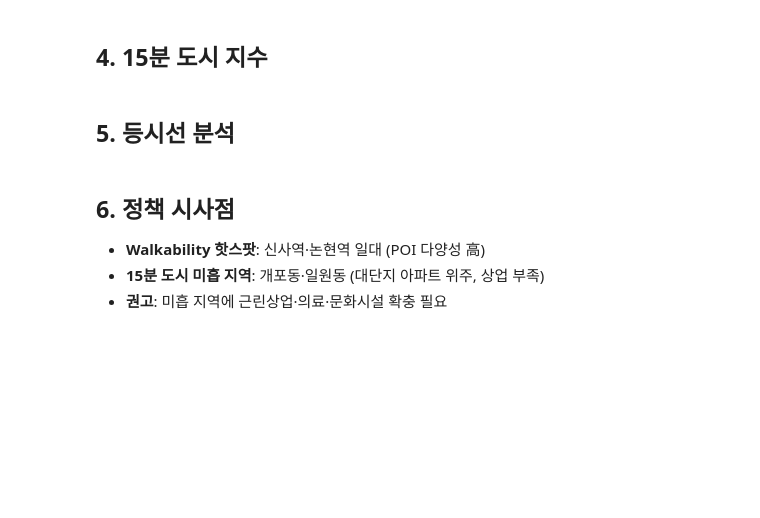
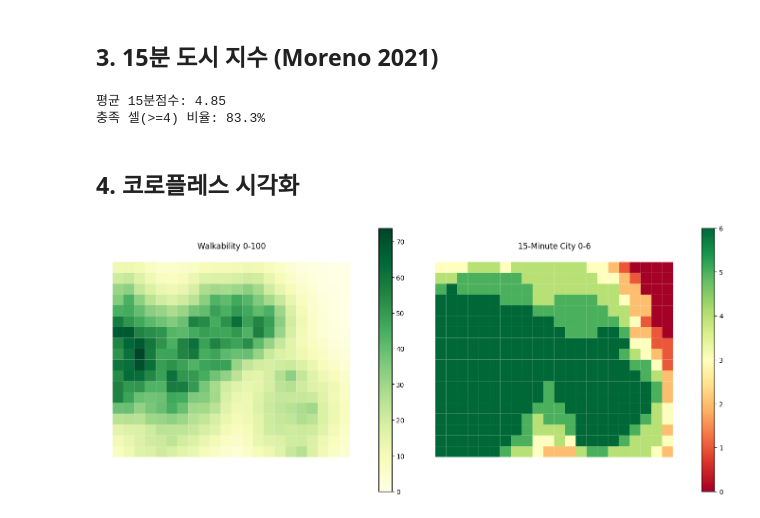
Before and after one commit to DongsooJung/smart-city-gis, a Jupyter notebook: notebooks/01_walkability_gangnam.ipynb, the cells around one changed output. Drawn from its saved outputs; the diff is of its cells as text; code cells hidden in the pictures; blank space fills up the shorter version.

```diff
--- a/notebooks/01_walkability_gangnam.ipynb
+++ b/notebooks/01_walkability_gangnam.ipynb
@@ -28,8 +22,4 @@ print(f'편의시설: {len(amenities):,}')
-# %%
-boundary = NSDIClient().fetch_admin_boundary('sgg', sido_code='11')
-gangnam = boundary[boundary.SIG_CD == '11680']
-
-# fishnet 생성 (utility 함수)
-from smartcity_gis.walkability import compute_walkability
-# grid = create_fishnet(gangnam, cell_size=100)  # TODO
-grid = None  # placeholder
+# %%
+grid = create_fishnet(boundary, cell_size=250)
+print('격자 셀:', len(grid))
+grid.head(3)
@@ -48,0 +34,3 @@ ctx.add_basemap(ax, crs=walkability.crs, source=ctx.providers.CartoDB.Positron)
+# %%
+walk = compute_walkability(grid, pois, decay='exponential')
+print(walk['walkability_score'].describe().round(1))
@@ -49,2 +47,2 @@ ctx.add_basemap(ax, crs=walkability.crs, source=ctx.providers.CartoDB.Positron)
 # %% [markdown]
-## 4. 15분 도시 지수
+## 3. 15분 도시 지수 (Moreno 2021)
@@ -59,2 +48,0 @@ ax.set_title('강남구 15-Minute City Score (Moreno 2021)')
-# %% [markdown]
-## 5. 등시선 분석
@@ -70,6 +49,18 @@ iso.isochrones.plot(column='minutes', cmap='viridis', alpha=0.5, legend=True, ax
-# %% [markdown]
-## 6. 정책 시사점
-
-- **Walkability 핫스팟**: 신사역·논현역 일대 (POI 다양성 高)
-- **15분 도시 미흡 지역**: 개포동·일원동 (대단지 아파트 위주, 상업 부족)
-- **권고**: 미흡 지역에 근린상업·의료·문화시설 확충 필요
+# %%
+walk['score_15min'] = fifteen_min_city_score(grid, pois).values
+print('평균 15분점수:', round(walk['score_15min'].mean(),2))
+print('충족 셀(>=4) 비율: %.1f%%' % ((walk['score_15min']>=4).mean()*100))
+# %% [output]
+평균 15분점수: 4.85
+충족 셀(>=4) 비율: 83.3%
+# %% [markdown]
+## 4. 코로플레스 시각화
+# %%
+fig, ax = plt.subplots(1, 2, figsize=(14, 6))
+walk.plot(column='walkability_score', cmap='YlGn', legend=True, ax=ax[0])
+ax[0].set_title('Walkability 0-100'); ax[0].axis('off')
+walk.plot(column='score_15min', cmap='RdYlGn', vmin=0, vmax=6, legend=True, ax=ax[1])
+ax[1].set_title('15-Minute City 0-6'); ax[1].axis('off')
+plt.tight_layout()
+# %% [output]
+[figure, added]
```
Also changed, not shown: parts of 14 cells of this notebook, 14 other files.
